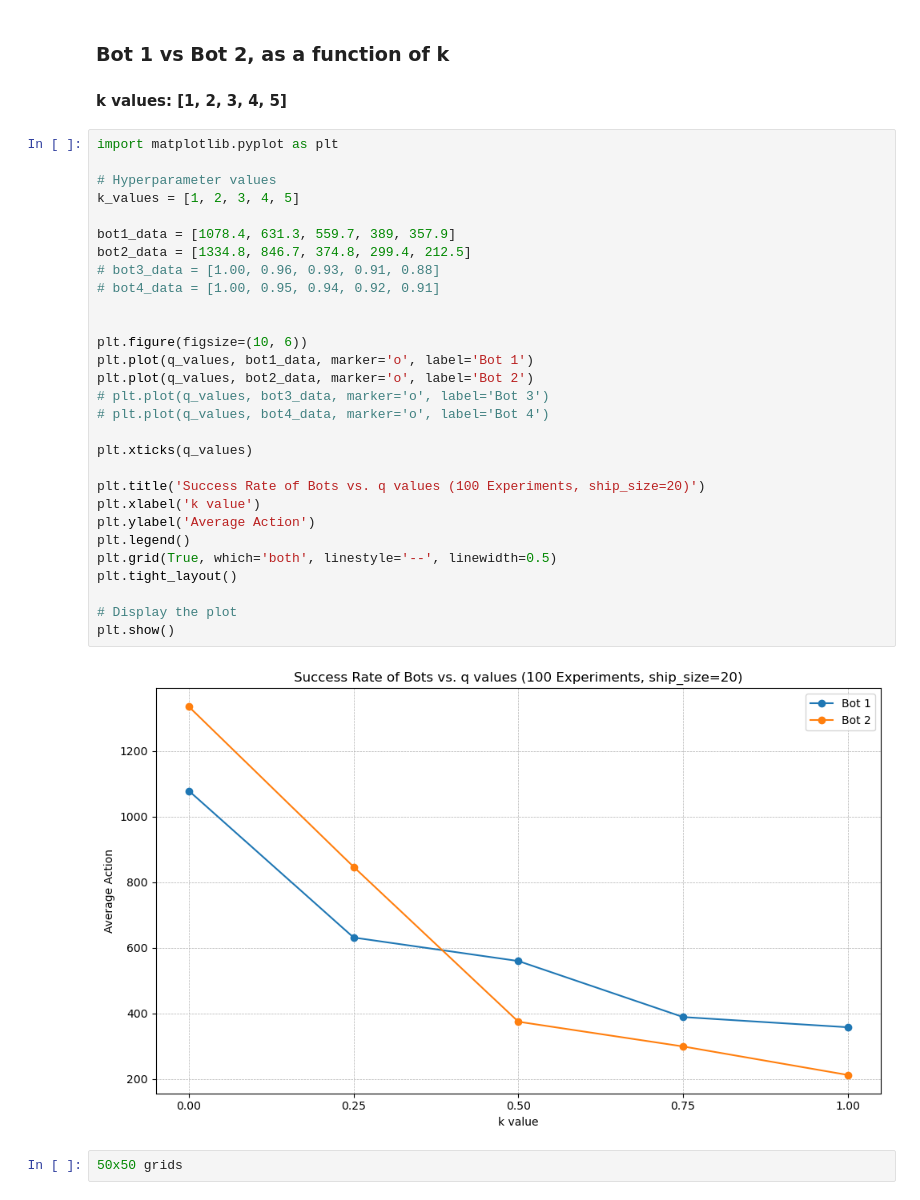
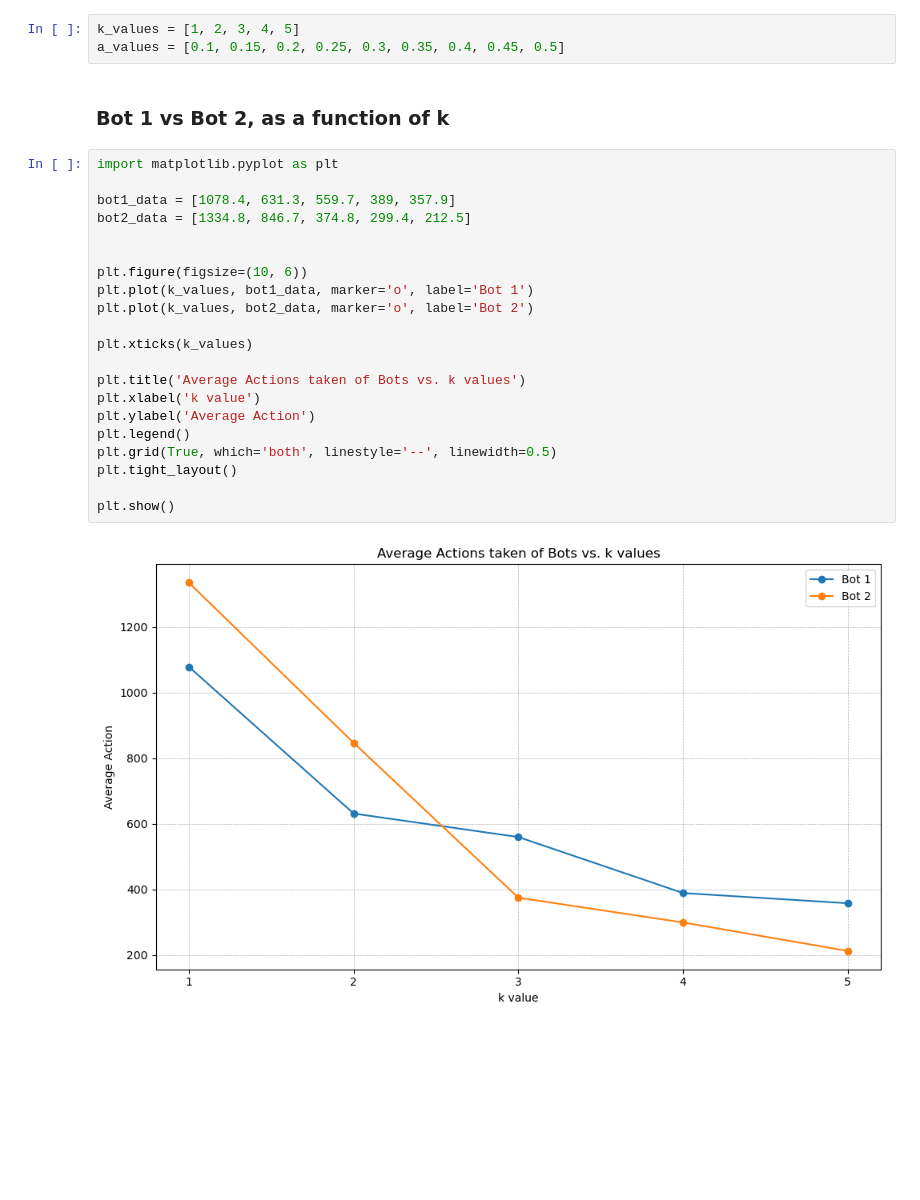
Before and after one commit to raphaeIl/CS440, a Jupyter notebook: Project 2/testing_results_graphs.ipynb, the cells around one changed output. Drawn from its saved outputs; the diff is of its cells as text; blank space fills up the shorter version.

```diff
--- a/Project 2/testing_results_graphs.ipynb
+++ b/Project 2/testing_results_graphs.ipynb
@@ -1,37 +9,28 @@
+# %%
+k_values = [1, 2, 3, 4, 5]
+a_values = [0.1, 0.15, 0.2, 0.25, 0.3, 0.35, 0.4, 0.45, 0.5]
 # %% [markdown]
 ### Bot 1 vs Bot 2, as a function of k
-
-#### k values: [1, 2, 3, 4, 5]
 # %%
 import matplotlib.pyplot as plt
 
-# Hyperparameter values
-k_values = [1, 2, 3, 4, 5]
-
 bot1_data = [1078.4, 631.3, 559.7, 389, 357.9]
 bot2_data = [1334.8, 846.7, 374.8, 299.4, 212.5]
-# bot3_data = [1.00, 0.96, 0.93, 0.91, 0.88]
-# bot4_data = [1.00, 0.95, 0.94, 0.92, 0.91]
 
 
 plt.figure(figsize=(10, 6))
-plt.plot(q_values, bot1_data, marker='o', label='Bot 1')
-plt.plot(q_values, bot2_data, marker='o', label='Bot 2')
-# plt.plot(q_values, bot3_data, marker='o', label='Bot 3')
-# plt.plot(q_values, bot4_data, marker='o', label='Bot 4')
+plt.plot(k_values, bot1_data, marker='o', label='Bot 1')
+plt.plot(k_values, bot2_data, marker='o', label='Bot 2')
 
-plt.xticks(q_values)
+plt.xticks(k_values)
 
-plt.title('Success Rate of Bots vs. q values (100 Experiments, ship_size=20)')
+plt.title('Average Actions taken of Bots vs. k values')
 plt.xlabel('k value')
 plt.ylabel('Average Action')
 plt.legend()
 plt.grid(True, which='both', linestyle='--', linewidth=0.5)
 plt.tight_layout()
 
-# Display the plot
 plt.show()
 # %% [output]
-[figure, old version]
+[figure, new version]
-# %%
-50x50 grids
```
Also changed, not shown: parts of 8 cells of this notebook, 10 other files.
